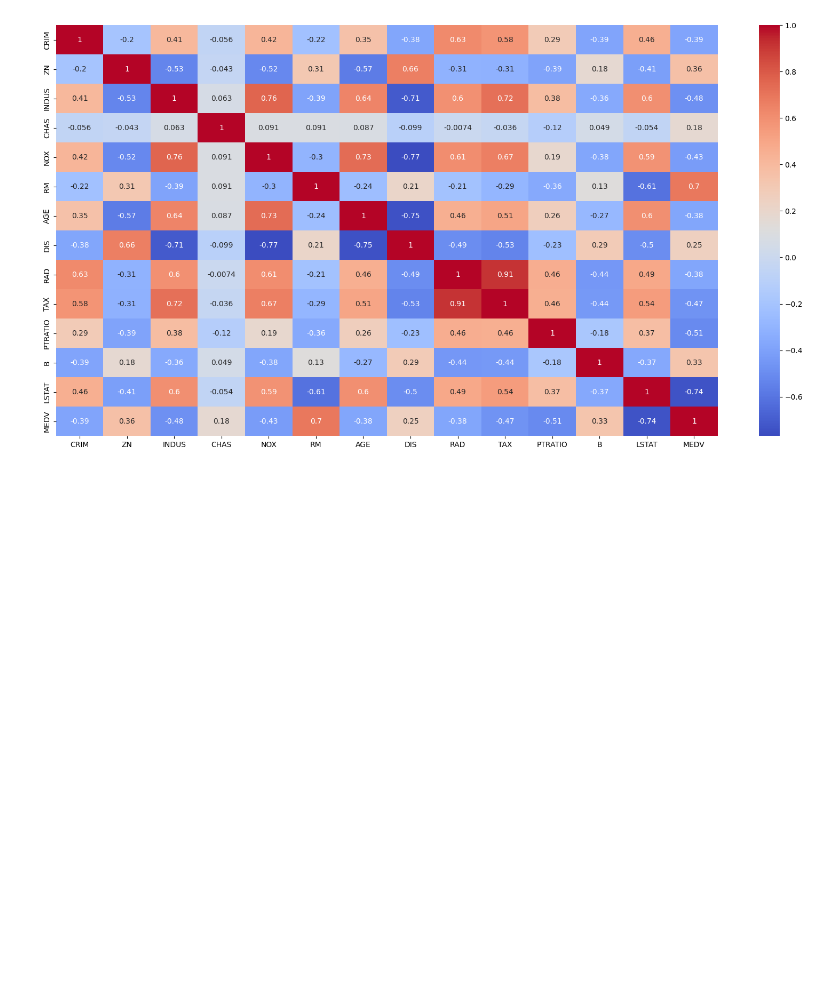
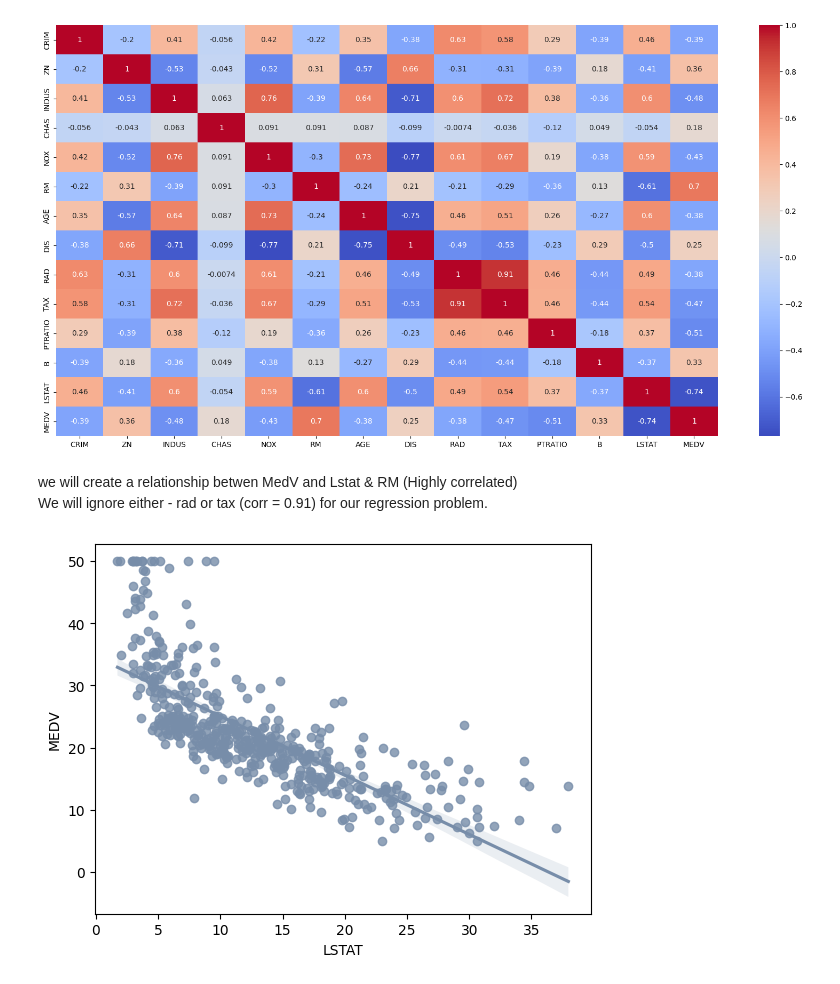
Before and after one commit to Apoorvaa-Singh/Predictive-Analytics, a Jupyter notebook: 02.2-RegressionProject-BostonHousingPricePrediction.ipynb, the cells around one changed output. Drawn from its saved outputs; the diff is of its cells as text; code cells hidden in the pictures; blank space fills up the shorter version.

Commit message:
Correlation matrix & Model training for Boston Housing Price prediction

```diff
--- a/02.2-RegressionProject-BostonHousingPricePrediction.ipynb
+++ b/02.2-RegressionProject-BostonHousingPricePrediction.ipynb
@@ -225,3 +231,10 @@ sns.heatmap(housingdata.corr(), annot = True, cmap = "coolwarm")
 # %% [output]
 <Axes: >
 [figure]
+# %% [markdown]
+we will create a relationship betwen MedV and Lstat & RM (Highly correlated)<br>
+We will ignore either - rad or tax (corr = 0.91) for our regression problem.
+# %%
+sns.regplot(y = housingdata["MEDV"], x = housingdata["LSTAT"], color = "#778da9");
+# %% [output]
+[figure, added]
```
Also changed, not shown: parts of 11 cells of this notebook.
